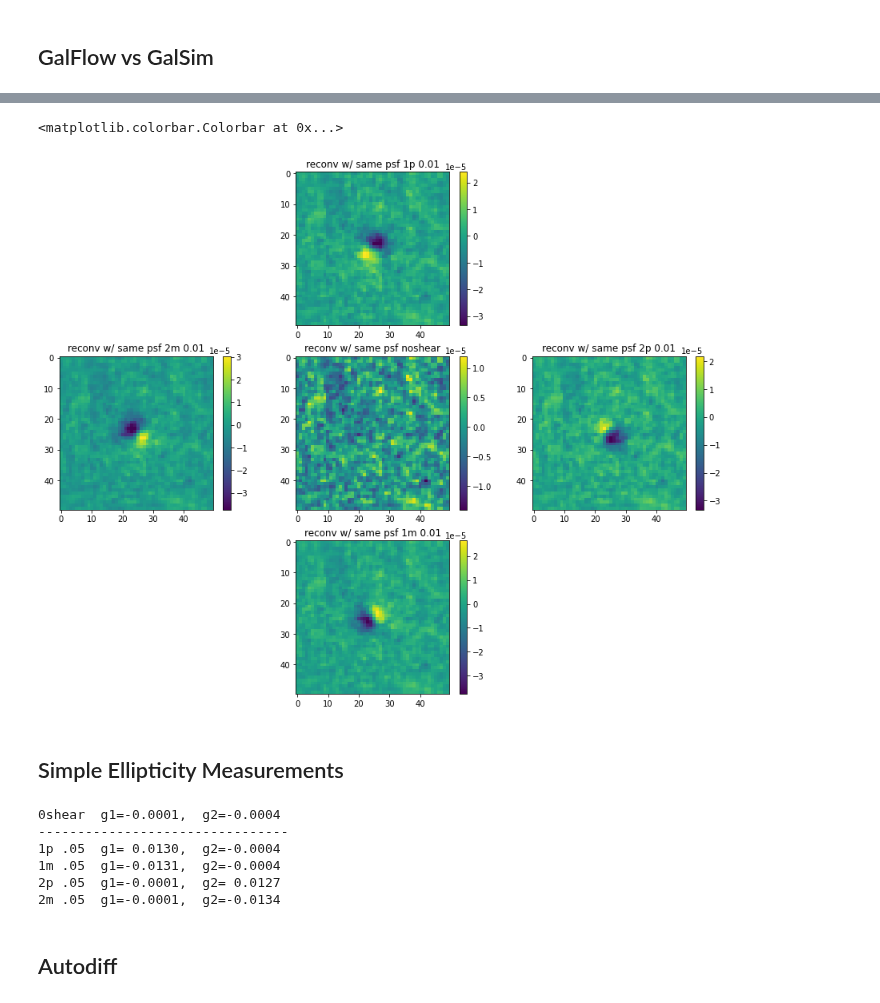
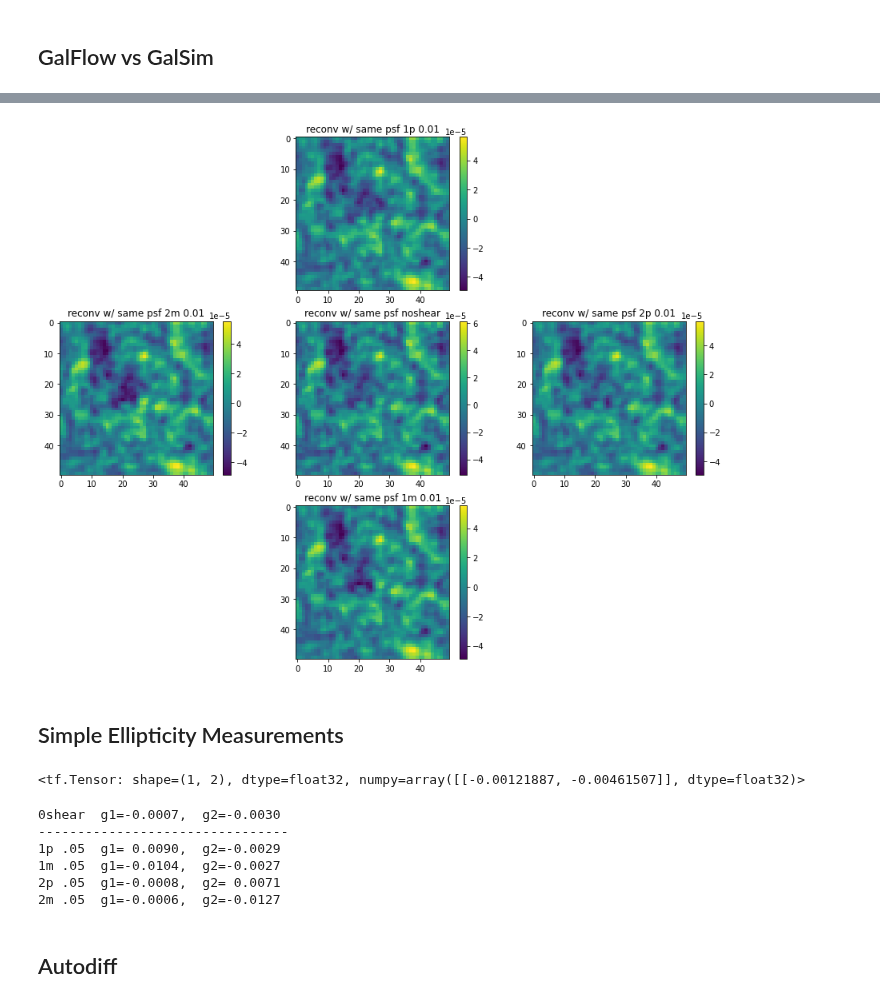
Before and after one commit to CosmoStat/autometacal, a Jupyter notebook: notebooks/metacal_compare_auto_finite.ipynb, the cells around one changed output, grey strips where cells are left out. Cells and saved outputs as stored; diff of their text form; code cells hidden in the pictures.

```diff
--- a/notebooks/metacal_compare_auto_finite.ipynb
+++ b/notebooks/metacal_compare_auto_finite.ipynb
@@ -19 +22,8 @@ import tensorflow as tf
+# %%
+img_noise = 1.0e-5
+psf_noise = img_noise/10
+scale = 0.263
+stamp_size = 50
+psf_fwhm = 0.9
+gal_hlr = 0.5
 # %%
@@ -61,3 +64,11 @@ array([ 1.1630130e-05,  6.8052200e-06,  9.1157253e-06, -2.4851408e-07,
+# %%
+gal_images, psf_images = make_data(N=1,psf_noise = psf_noise,
+                                  img_noise = 10*img_noise,
+                                  scale = scale,
+                                  stamp_size = stamp_size,
+                                  psf_fwhm = psf_fwhm,
+                                  gal_hlr = gal_hlr,
+                                  gal_g1 = [0.0,.01,-0.01],gal_g2=[0.0,.0,.01])
 # %%
 figure(figsize=(15,5))
 subplot(131)
@@ -71,7 +82,7 @@ Text(0.5, 1.0, 'psf model')
 ## Generate a 20% larger PSF for reconvolution.
 # %%
 reconv_psf = galsim.Moffat(beta=2.5,
-                    fwhm=psf_fwhm*1.2)
+                    fwhm=psf_fwhm*1.5)
 reconv_psf_image = tf.expand_dims(tf.convert_to_tensor(reconv_psf.drawImage(nx=stamp_size, ny=stamp_size, scale=scale).array),axis=0)
 # %%
 figure(figsize=(22,5))
@@ -103,40 +145,40 @@ imshow(autometacal.generate_mcal_image(gal_image,psf_image,reconv_psf_image,[[0.
 # %%
 figure(figsize=(15,12))
 
 step = 0.01
 
 subplot(335)
 counterfact = galsim.Convolve([reconv_psf,obj0.shear(g1=0.0,g2=0.0)])
-counterfact = tf.expand_dims(tf.convert_to_tensor(counterfact.drawImage(nx=stamp_size, ny=stamp_size, scale=scale).array),axis=0)
-imshow(autometacal.generate_mcal_image(gal_image,psf_image,reconv_psf_image,[[0.0,0.0]])[0]-counterfact[0])
+counterfact = tf.convert_to_tensor(counterfact.drawImage(nx=stamp_size, ny=stamp_size, scale=scale).array)[tf.newaxis]
+imshow(autometacal.generate_mcal_image(gal_images[tf.newaxis,0],psf_images,reconv_psf_image,[[0.0,0.0]])[0]-counterfact[0])
 title('reconv w/ same psf noshear');colorbar()
 
 subplot(332)
 counterfact = galsim.Convolve([reconv_psf,obj0.shear(g1=step,g2=0.0)])
-counterfact = tf.expand_dims(tf.convert_to_tensor(counterfact.drawImage(nx=stamp_size, ny=stamp_size, scale=scale).array),axis=0)
-imshow(autometacal.generate_mcal_image(gal_image,psf_image,reconv_psf_image,[[step,0.0]])[0]-counterfact[0])
+counterfact = tf.convert_to_tensor(counterfact.drawImage(nx=stamp_size, ny=stamp_size, scale=scale).array)[tf.newaxis]
+imshow(autometacal.generate_mcal_image(gal_images[tf.newaxis,0],psf_images,reconv_psf_image,[[step,0.0]])[0]-counterfact[0])
 title(f'reconv w/ same psf 1p {step}');colorbar()
 
 subplot(338)
 counterfact = galsim.Convolve([reconv_psf,obj0.shear(g1=-step,g2=0.0)])
-counterfact = tf.expand_dims(tf.convert_to_tensor(counterfact.drawImage(nx=stamp_size, ny=stamp_size, scale=scale).array),axis=0)
-imshow(autometacal.generate_mcal_image(gal_image,psf_image,reconv_psf_image,[[-step,0.0]])[0]-counterfact[0])
+counterfact = tf.convert_to_tensor(counterfact.drawImage(nx=stamp_size, ny=stamp_size, scale=scale).array)[tf.newaxis]
+imshow(autometacal.generate_mcal_image(gal_images[tf.newaxis,0],psf_images,reconv_psf_image,[[-step,0.0]])[0]-counterfact[0])
 title(f'reconv w/ same psf 1m {step}');colorbar()
 
 subplot(336)
 counterfact = galsim.Convolve([reconv_psf,obj0.shear(g1=0.0,g2=step)])
-counterfact = tf.expand_dims(tf.convert_to_tensor(counterfact.drawImage(nx=stamp_size, ny=stamp_size, scale=scale).array),axis=0)
-imshow(autometacal.generate_mcal_image(gal_image,psf_image,reconv_psf_image,[[0.0,step]])[0]-counterfact[0])
+counterfact = tf.convert_to_tensor(counterfact.drawImage(nx=stamp_size, ny=stamp_size, scale=scale).array)[tf.newaxis]
+imshow(autometacal.generate_mcal_image(gal_images[tf.newaxis,0],psf_images,reconv_psf_image,[[0.0,step]])[0]-counterfact[0])
 title(f'reconv w/ same psf 2p {step}');colorbar()
 
 subplot(334)
 counterfact = galsim.Convolve([reconv_psf,obj0.shear(g1=0.0,g2=-step)])
-counterfact = tf.expand_dims(tf.convert_to_tensor(counterfact.drawImage(nx=stamp_size, ny=stamp_size, scale=scale).array),axis=0)
-imshow(autometacal.generate_mcal_image(gal_image,psf_image,reconv_psf_image,[[0.0,-step]])[0]-counterfact[0])
+counterfact = tf.convert_to_tensor(counterfact.drawImage(nx=stamp_size, ny=stamp_size, scale=scale).array)[tf.newaxis]
+imshow(autometacal.generate_mcal_image(gal_images[tf.newaxis,0],psf_images,reconv_psf_image,[[0.0,-step]])[0]-counterfact[0])
 title(f'reconv w/ same psf 2m {step}');colorbar()
+savefig('problems2.png',bbox_inches='tight')
 # %% [output]
-<matplotlib.colorbar.Colorbar at 0x...>
-[figure, old version]
+[figure, new version]
 # %% [markdown]
 ## Simple Ellipticity Measurements
 # %%
@@ -171,25 +213,29 @@ def get_ellipticity(img):
   T= Q11 + Q22  + 2*tf.sqrt(Q11*Q22 - Q12**2)
   r = tf.stack([q1/T, q2/T], axis=-1)
   return r
+# %%
+get_ellipticities(gal_images)
+# %% [output]
+<tf.Tensor: shape=(1, 2), dtype=float32, numpy=array([[-0.00121887, -0.00461507]], dtype=float32)>
 # %%
-g1, g2 = get_ellipticity(autometacal.generate_mcal_image(gal_image,psf_image,reconv_psf_image,[[0.0,0.0]])[0])
+g1, g2 = get_ellipticities(autometacal.generate_mcal_image(gal_images[tf.newaxis,0],psf_images,reconv_psf_image,[[0.0,0.0]])[0])
 print(f'0shear  g1={g1: .4f},  g2={g2: .4f}')
 print('--------------------------------')
-g1, g2 = get_ellipticity(autometacal.generate_mcal_image(gal_image,psf_image,reconv_psf_image,[[0.05,0.0]])[0])
+g1, g2 = get_ellipticities(autometacal.generate_mcal_image(gal_images[tf.newaxis,0],psf_images,reconv_psf_image,[[0.05,0.0]])[0])
 print(f'1p .05  g1={g1: .4f},  g2={g2: .4f}')
-g1, g2 = get_ellipticity(autometacal.generate_mcal_image(gal_image,psf_image,reconv_psf_image,[[-.05,0.0]])[0])
+g1, g2 = get_ellipticities(autometacal.generate_mcal_image(gal_images[tf.newaxis,0],psf_images,reconv_psf_image,[[-.05,0.0]])[0])
 print(f'1m .05  g1={g1: .4f},  g2={g2: .4f}')
-g1, g2 = get_ellipticity(autometacal.generate_mcal_image(gal_image,psf_image,reconv_psf_image,[[0.0,0.05]])[0])
+g1, g2 = get_ellipticities(autometacal.generate_mcal_image(gal_images[tf.newaxis,0],psf_images,reconv_psf_image,[[0.0,0.05]])[0])
 print(f'2p .05  g1={g1: .4f},  g2={g2: .4f}')
-g1, g2 = get_ellipticity(autometacal.generate_mcal_image(gal_image,psf_image,reconv_psf_image,[[0.0,-.05]])[0])
+g1, g2 = get_ellipticities(autometacal.generate_mcal_image(gal_images[tf.newaxis,0],psf_images,reconv_psf_image,[[0.0,-.05]])[0])
 print(f'2m .05  g1={g1: .4f},  g2={g2: .4f}')
 # %% [output]
-0shear  g1=-0.0001,  g2=-0.0004
+0shear  g1=-0.0007,  g2=-0.0030
 --------------------------------
-1p .05  g1= 0.0130,  g2=-0.0004
-1m .05  g1=-0.0131,  g2=-0.0004
-2p .05  g1=-0.0001,  g2= 0.0127
-2m .05  g1=-0.0001,  g2=-0.0134
+1p .05  g1= 0.0090,  g2=-0.0029
+1m .05  g1=-0.0104,  g2=-0.0027
+2p .05  g1=-0.0008,  g2= 0.0071
+2m .05  g1=-0.0006,  g2=-0.0127
 # %% [markdown]
 ## Autodiff
 # %%
```
Also changed, not shown: parts of 32 cells of this notebook.
